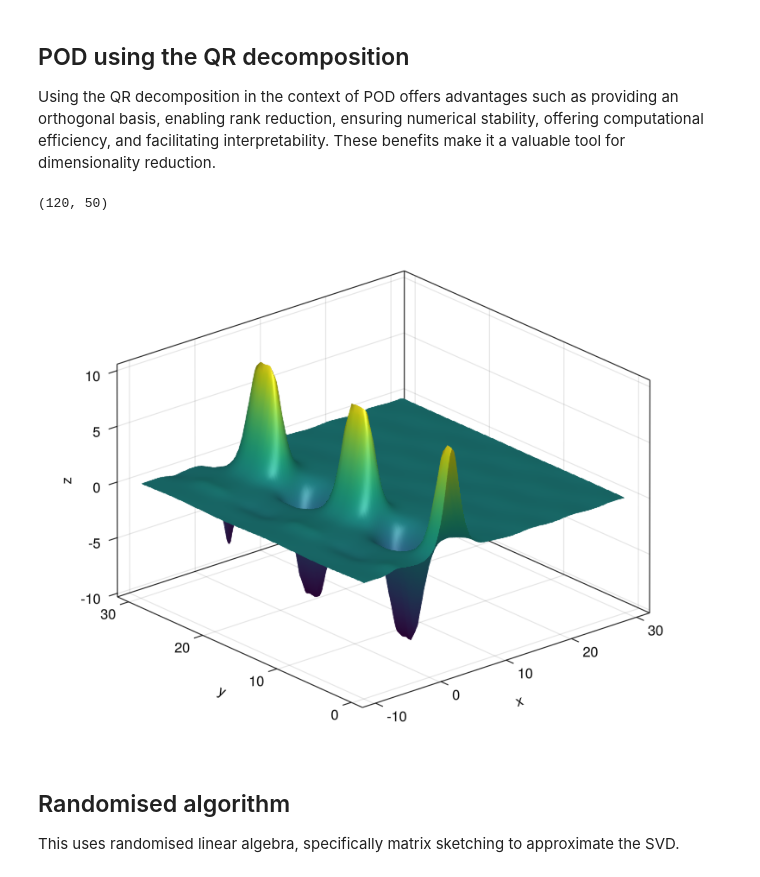
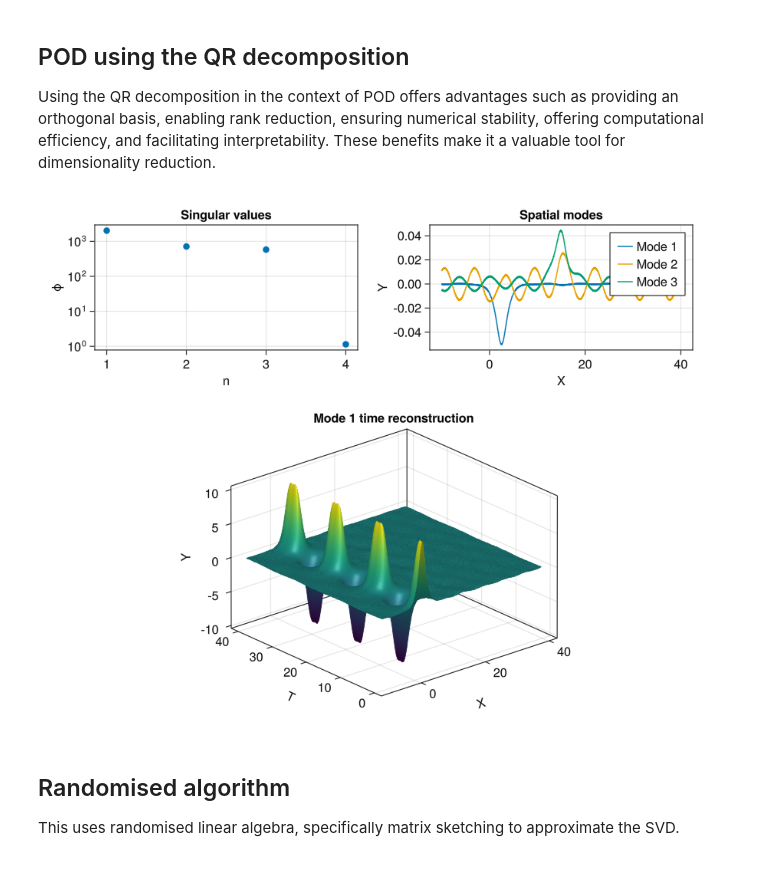
Before and after one commit to J-Massey/WakePOD.jl, a Jupyter notebook: examples/basic_implementation.ipynb, the cells around one changed output. Cells and saved outputs as stored; diff of their text form; code cells hidden in the pictures.

```diff
--- a/examples/basic_implementation.ipynb
+++ b/examples/basic_implementation.ipynb
@@ -81,24 +107,34 @@ surface(Xgrid, tgrid, M1, axis=(type=Axis3,))
 
 Using the QR decomposition in the context of POD offers advantages such as providing an orthogonal basis, enabling rank reduction, ensuring numerical stability, offering computational efficiency, and facilitating interpretability. These benefits make it a valuable tool for dimensionality reduction.
 # %%
-function qrSVD(Y,k)
-    Q,R = qr(Y)
-    B=transpose(Matrix(Q))*Y
-    Û,Σ,Vt=svd(B)
-    Uk=Û[:, 1:k]
-    Vk=Vt'[1:k, :]
-    U=Matrix(Q)*Uk
-    M = U * diagm(Σ[1:k]) * Vk
-    return M, Σ
-end
-M1, S = qrSVD(Y, 1)
-size(M1)
+Q,R = qr(Y)
+B=transpose(Matrix(Q))*Y
+Û,Σ,Vt=svd(B)
+max_idx = sortperm(Σ, rev=true)[1:k]
+Σk = Σ[max_idx]
+Uk=Û[:, max_idx]
+Vk=Vt'[max_idx, :]
+
+U=Q*Uk
+
+A = diagm(Σk) * Vk
+M1 = U[:,1:1] * A[1:1, :]
+;
-# %% [output]
-(120, 50)
-# %%
-surface(Xgrid, tgrid, M, axis=(type=Axis3,))
-# %% [output]
-[figure, removed]
+# %%
+fig = Figure(resolution = (900, 700))
+ax1 = Axis(fig[1,1],xlabel="n",ylabel="ϕ", title = "Singular values",yscale=log10,)
+ax2 = Axis(fig[1,2],xlabel="X",ylabel="Y", title = "Spatial modes",)
+ax3 = Axis3(fig[2:3,1:2],xlabel="X",ylabel="T",zlabel="Y", title = "Mode 1 time reconstruction",)
+scatter!(ax1, Σ[1:k], label = "Singular values")
+for i in 1:3
+    lines!(ax2, Xgrid[:,1], U[:,i], label = "Mode $i")
+end
+surface!(ax3, Xgrid, tgrid, M1)
+
+axislegend(ax2)
+fig
+# %% [output]
+[figure, added]
 # %% [markdown]
 ## Randomised algorithm
 This uses randomised linear algebra, specifically matrix sketching to approximate the SVD.
```
Also changed, not shown: parts of 29 cells of this notebook, 2 other files.
